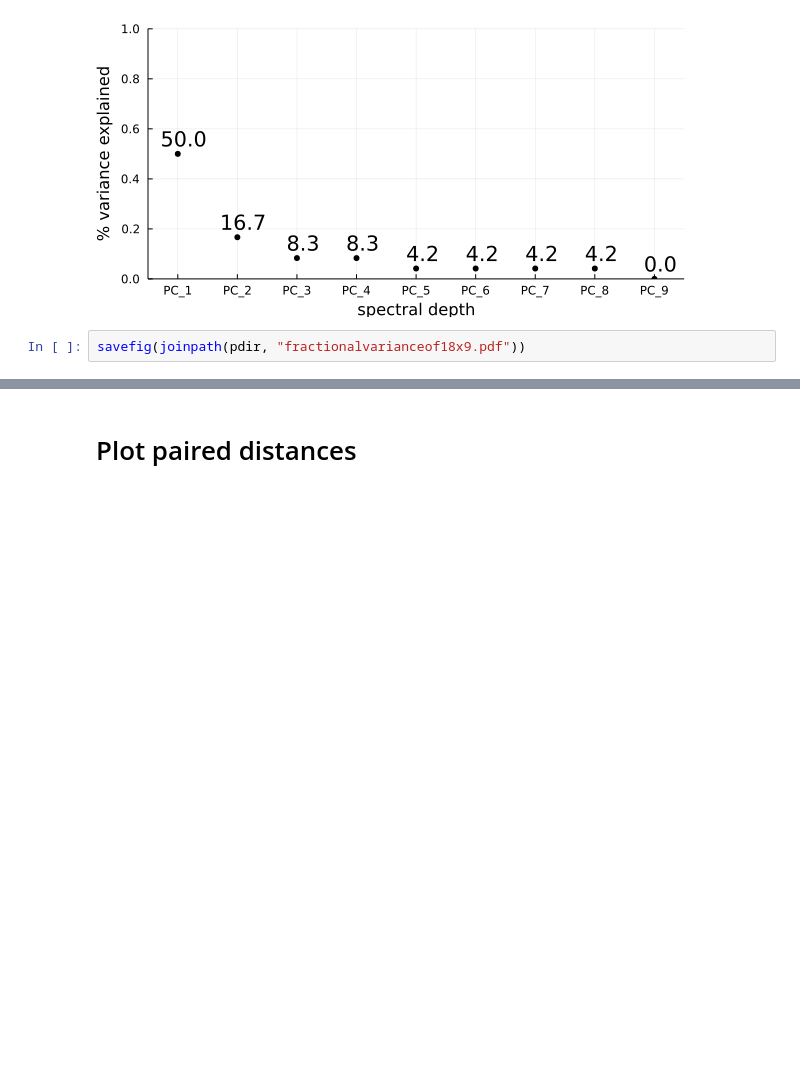
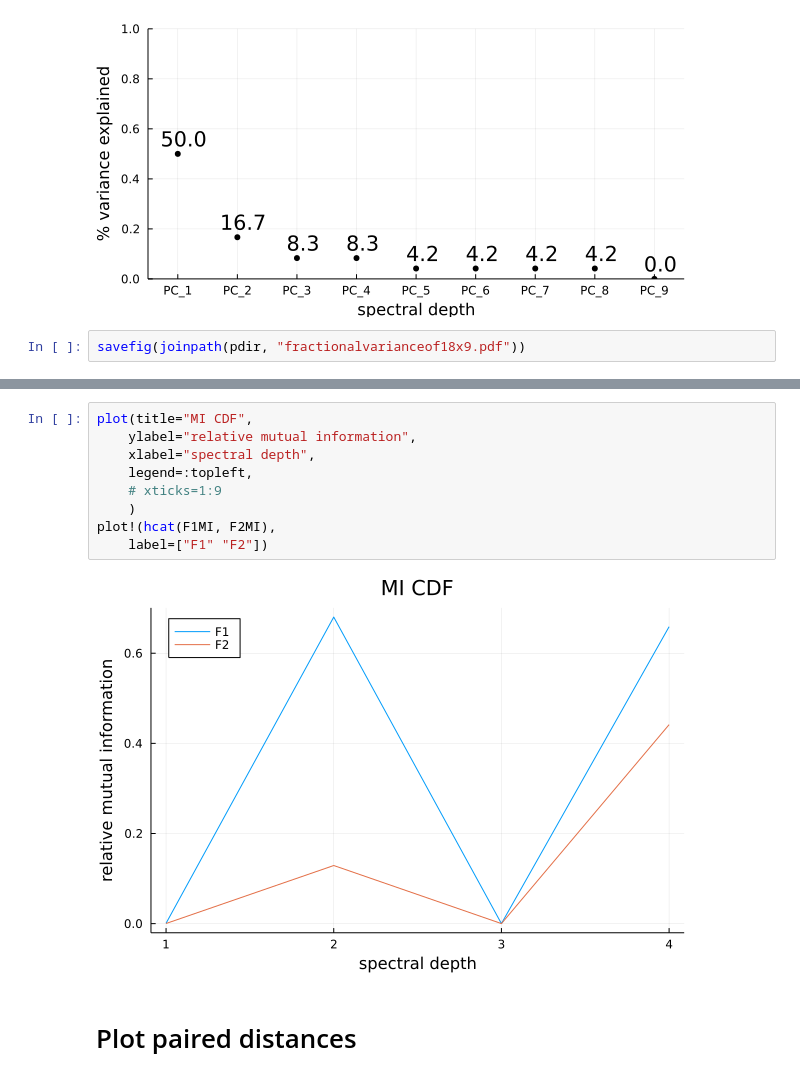
Before and after one commit to aramanlab/Doran_etal_2022, a Jupyter notebook: notebooks/reports/supp02_18x9_homoplasy.ipynb, the cells around one changed output, grey strips where cells are left out. Cells and saved outputs as stored; diff of their text form; blank space fills up the shorter version.

```diff
--- a/notebooks/reports/supp02_18x9_homoplasy.ipynb
+++ b/notebooks/reports/supp02_18x9_homoplasy.ipynb
@@ -98,3 +154,14 @@ savefig(joinpath(pdir, "fractionalvarianceof18x9.pdf"))
+# %%
+plot(title="MI CDF",
+    ylabel="relative mutual information",
+    xlabel="spectral depth",
+    legend=:topleft,
+    # xticks=1:9
+    )
+plot!(hcat(F1MI, F2MI),
+    label=["F1" "F2"])
+# %% [output]
+[figure, added]
 # %% [markdown]
 # Plot paired distances
 # %%
```
Also changed, not shown: parts of 5 cells of this notebook, 24 other files.
